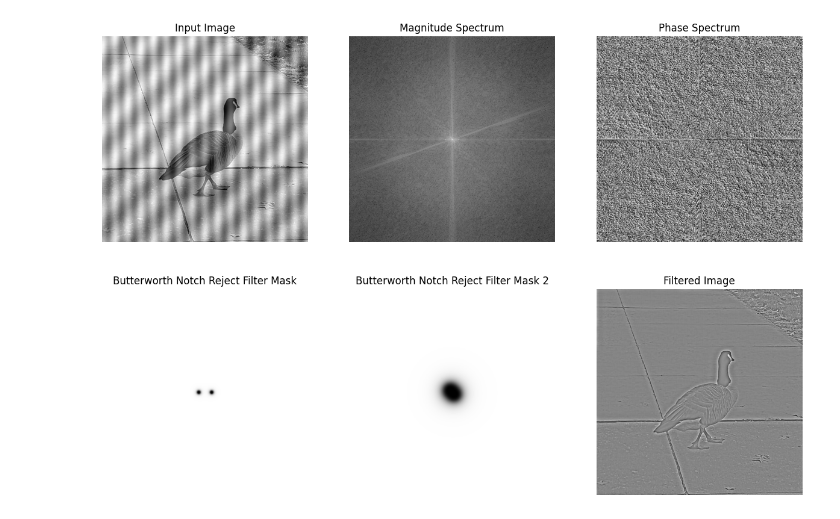
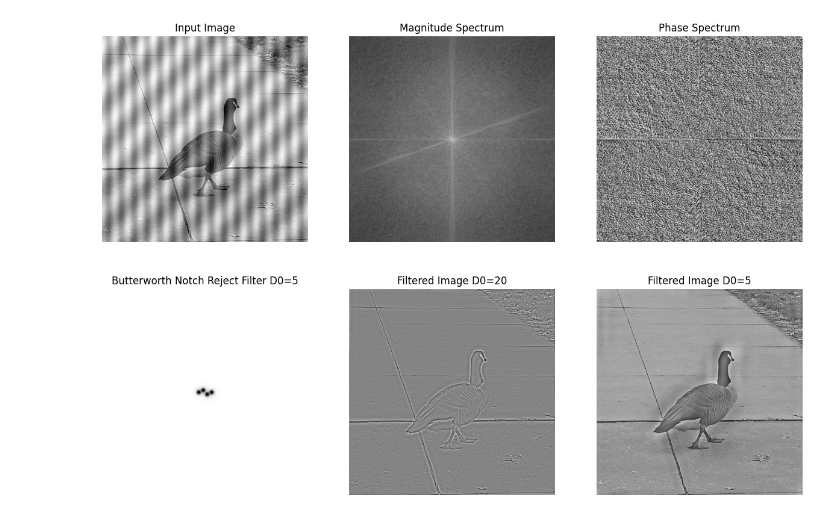
Before and after one commit to Faysal-star/IPCV_Labs, a Jupyter notebook: Lab/Lab_5_Frequency_Domanin_Filtering.ipynb, the cells around one changed output. Cells and saved outputs as stored; diff of their text form; code cells hidden in the pictures.

Commit message:
notch fix

```diff
--- a/Lab/Lab_5_Frequency_Domanin_Filtering.ipynb
+++ b/Lab/Lab_5_Frequency_Domanin_Filtering.ipynb
@@ -54,17 +54,15 @@ img_input = cv2.imread(asset_dir+'two_noise.jpg', 0)
 img = img_input.copy()
 image_size = img.shape[0] * img.shape[1]
 # %%
-notch_pair_1 = [(272,256)]
-D0k_1 = 5
+notch_pairs = [(272,256), (261,261)]
+D0k_1 = 20
 n_1 = 2
 
-notch_pair_2 = [(261,261)]
-D0k_2 = 20
+D0k_2 = 5
 n_2 = 2
 
-mask_1 = gen_mask(img.shape, notch_pair_1, D0k_1, n_1)
-mask_2 = gen_mask(img.shape, notch_pair_2, D0k_2, n_2)
-mask_final = mask_1 * mask_2
+mask_1 = gen_mask(img.shape, notch_pairs, D0k_1, n_1)
+mask_2 = gen_mask(img.shape, notch_pairs, D0k_2, n_2)
 # %%
 ft = np.fft.fft2(img)
 ft_shift = np.fft.fftshift(ft)
@@ -74,37 +72,44 @@ magnitude_spectrum = cv2.normalize(magnitude_spectrum, None,0,255,cv2.NORM_MINMA
 ang = np.angle(ft_shift)
 ang_ = cv2.normalize(ang, None,0,255,cv2.NORM_MINMAX,dtype=cv2.CV_8U)
 
-magnitude_spectrum_ac = magnitude_spectrum_ac * mask_final
 magnitude_spectrum_ac[272,256] = 0
+magnitude_spectrum_ac[240,256] = 0
 magnitude_spectrum_ac[261,261] = 0
+magnitude_spectrum_ac[251,251] = 0
+
+magnitude_spectrum_ac_1 = magnitude_spectrum_ac * mask_1
+magnitude_spectrum_ac_2 = magnitude_spectrum_ac * mask_2
 
 ## phase add F(u,v)=∣F(u,v)∣*e^jθ(u,v)
-final_result = np.multiply(magnitude_spectrum_ac, np.exp(1j*ang))
+final_result_1 = np.multiply(magnitude_spectrum_ac_1, np.exp(1j*ang))
+final_result_2 = np.multiply(magnitude_spectrum_ac_2, np.exp(1j*ang))
 
 # inverse fourier
-img_back = np.real(np.fft.ifft2(np.fft.ifftshift(final_result)))
-img_back_scaled = cv2.normalize(img_back, None, 0,255,cv2.NORM_MINMAX,dtype=cv2.CV_8U)
-mask_final = cv2.normalize(mask_final, None,0,255,cv2.NORM_MINMAX,dtype=cv2.CV_8U)
+img_back_1 = np.real(np.fft.ifft2(np.fft.ifftshift(final_result_1)))
+img_back_2 = np.real(np.fft.ifft2(np.fft.ifftshift(final_result_2)))
+
+img_back_scaled_1 = cv2.normalize(img_back_1, None, 0,255,cv2.NORM_MINMAX,dtype=cv2.CV_8U)
+img_back_scaled_2 = cv2.normalize(img_back_2, None, 0,255,cv2.NORM_MINMAX,dtype=cv2.CV_8U)
 mask_1 = cv2.normalize(mask_1, None,0,255,cv2.NORM_MINMAX,dtype=cv2.CV_8U)
 mask_2 = cv2.normalize(mask_2, None,0,255,cv2.NORM_MINMAX,dtype=cv2.CV_8U)
 # %%
 fig, axs = plt.subplots(2,3, figsize=(15,10))
 axs[0,0].imshow(img_input, cmap='gray')
 axs[0,0].set_title('Input Image')
 axs[0,1].imshow(magnitude_spectrum, cmap='gray')
 axs[0,1].set_title('Magnitude Spectrum')
 axs[0,2].imshow(ang_, cmap='gray')
 axs[0,2].set_title('Phase Spectrum')
-axs[1,0].imshow(mask_1, cmap='gray')
-axs[1,0].set_title('Butterworth Notch Reject Filter Mask')
-axs[1,1].imshow(mask_2, cmap='gray')
-axs[1,1].set_title('Butterworth Notch Reject Filter Mask 2')
-axs[1,2].imshow(img_back_scaled, cmap='gray')
-axs[1,2].set_title('Filtered Image')
+axs[1,0].imshow(mask_2, cmap='gray')
+axs[1,0].set_title('Butterworth Notch Reject Filter D0=5')
+axs[1,1].imshow(img_back_scaled_1, cmap='gray')
+axs[1,1].set_title('Filtered Image D0=20')
+axs[1,2].imshow(img_back_scaled_2, cmap='gray')
+axs[1,2].set_title('Filtered Image D0=5')
 
 for ax in axs.flat:
     ax.axis('off')
 
 plt.show()
 # %% [output]
-[figure, old version]
+[figure, new version]
```
Also changed, not shown: parts of 1 cell of this notebook.
